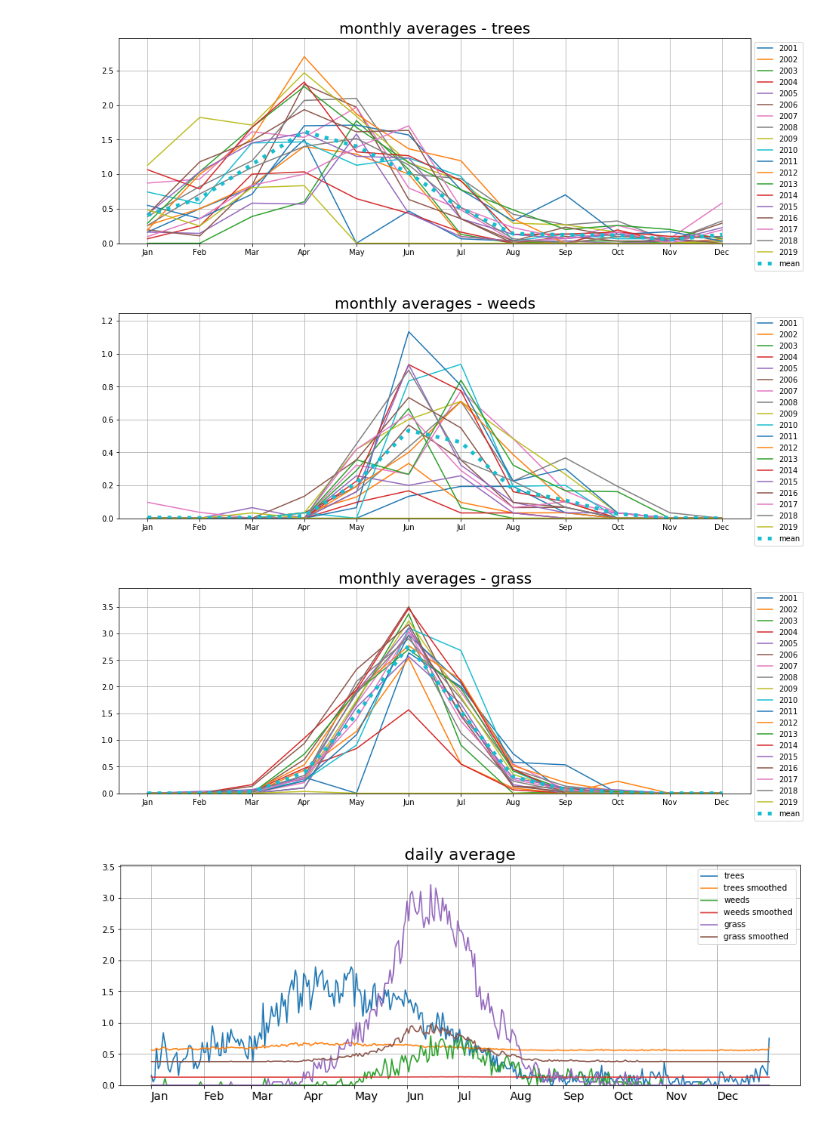
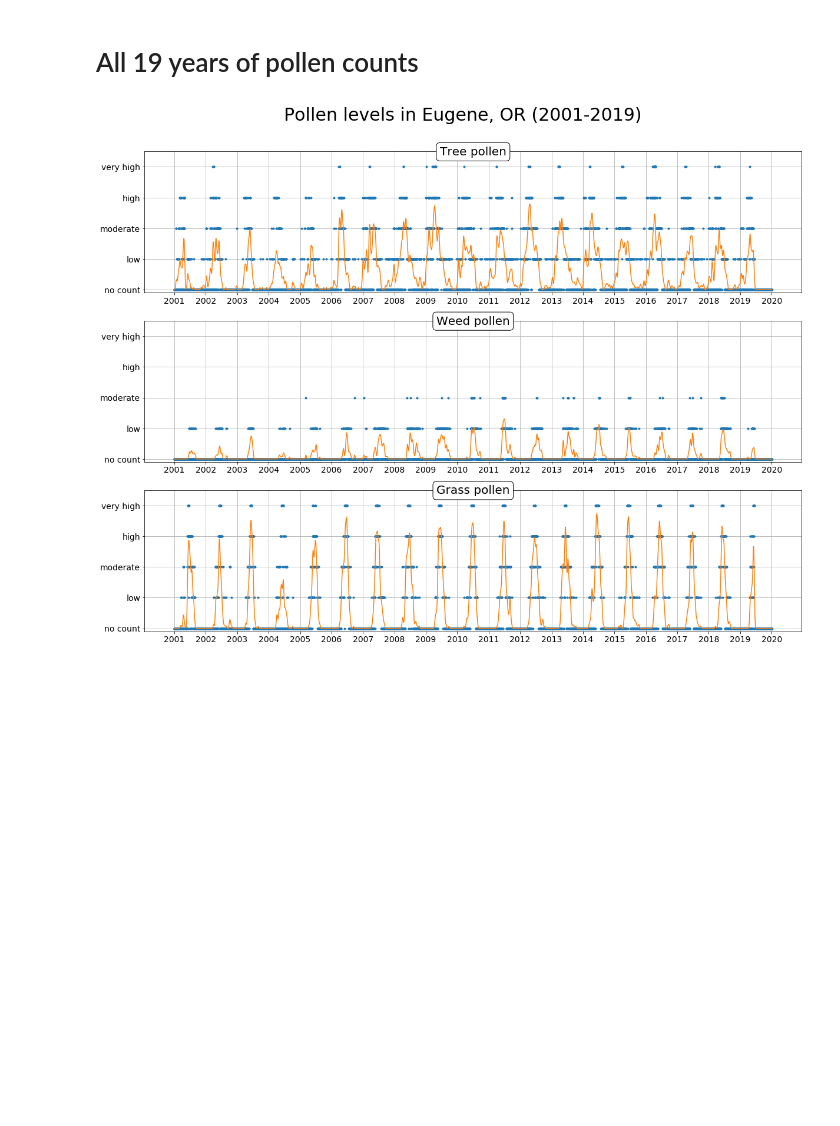
Before and after one commit to pdqnguyen/allergy, a Jupyter notebook: analysis.ipynb, the cells around one changed output. Saved outputs shown, nothing was run; the diff lists cells and outputs as text; code cells hidden in the pictures; blank space fills up the shorter version.

Commit message:
Added smoothing to daily averages and prettied up all plots

```diff
--- a/analysis.ipynb
+++ b/analysis.ipynb
@@ -30,46 +57,23 @@ for col in cols:
-# %%
-pv = pd.pivot_table(df, index=df.index.month, columns=df.index.year, values=cols, aggfunc='mean')
-
-means = []
-for col in cols:
-    fig, ax = plt.subplots(1, 1, figsize=(15, 5))
-    pv[col].plot(ax=ax)
-    mean = pv[col].mean(axis=1)
-    means.append(mean)
-    plt.plot(range(1, 13), mean.values, lw=5, ls=':', label='mean')
-    plt.title('monthly averages - ' + col, size=20)
-    plt.xticks(range(1, 13), months)
-    plt.ylim(0, 1.1 * pv[col].values.max())
-    plt.legend(bbox_to_anchor=(1, 1))
-    plt.grid()
-    plt.show()
-# %% [output]
-[figure, removed]
-[figure, removed]
-[figure, removed]
-# %%
-pv = pd.pivot_table(df, index=df.index.dayofyear, columns=df.index.year, values=cols, aggfunc='mean')
-fig, ax = plt.subplots(1, 1, figsize=(15, 5))
-means = []
-for col in cols:
-    mean = pv[col].mean(axis=1)
-    means.append(mean)
-    days = pv.index
-    plt.plot(days, mean.values, label=col)
-    plt.plot(days, gsmooth(mean.values, w=5), label=col + ' smoothed')
-plt.title('daily average', size=20)
-plt.xticks(monthstartdays, months, ha='left', fontsize=14)
-plt.ylim(0, 1.1 * max(mean.values))
-plt.legend(bbox_to_anchor=(1, 1))
-plt.grid()
-plt.show()
-# %% [output]
-[figure, removed]
-# %%
-def gsmooth(x, w=1):
-    sigma = w / (2 * np.sqrt(2 * np.log(2)))
-    out = np.zeros_like(x)
-    for i in range(out.size):
-        g = np.exp(-(x - x[i])**2 / (2 * sigma**2)) / np.sqrt(2 * np.pi * sigma**2)
-        out[i] = np.sum(x * g / g.sum())
-    return out
+# %% [markdown]
+# All 19 years of pollen counts
+# %%
+fig, ax = plt.subplots(3, 1, figsize=(20, 15))
+fig.suptitle("Pollen levels in Eugene, OR (2001-2019)", y=0.95, fontsize=30)
+for i, col in enumerate(cols):
+    values = df[col]
+    values_smooth, _ = gsmooth(df[col].values, w=30)
+    x = (df.index - df.index[0]).days
+    ax[i].plot(x, values, '.')
+    ax[i].plot(x, values_smooth, '-')
+    ax[i].tick_params(labelsize=14)
+    ax[i].set_xticks(range(x[0], x[-1], 365))
+    ax[i].set_xticklabels(range(2001, 2021))
+    ax[i].set_yticks(range(len(pollen_levels)))
+    ax[i].set_yticklabels(pollen_levels)
+    ax[i].set_title(col_labels[col], y=0.95, bbox=dict(boxstyle='round', facecolor='w'), size=20)
+    ax[i].set_ylim(-0.1, 4.5)
+    ax[i].grid()
+fig.savefig('eug-or-full.png')
+fig.show()
+# %% [output]
+[figure, added]
```
Also changed, not shown: parts of 13 cells of this notebook.
